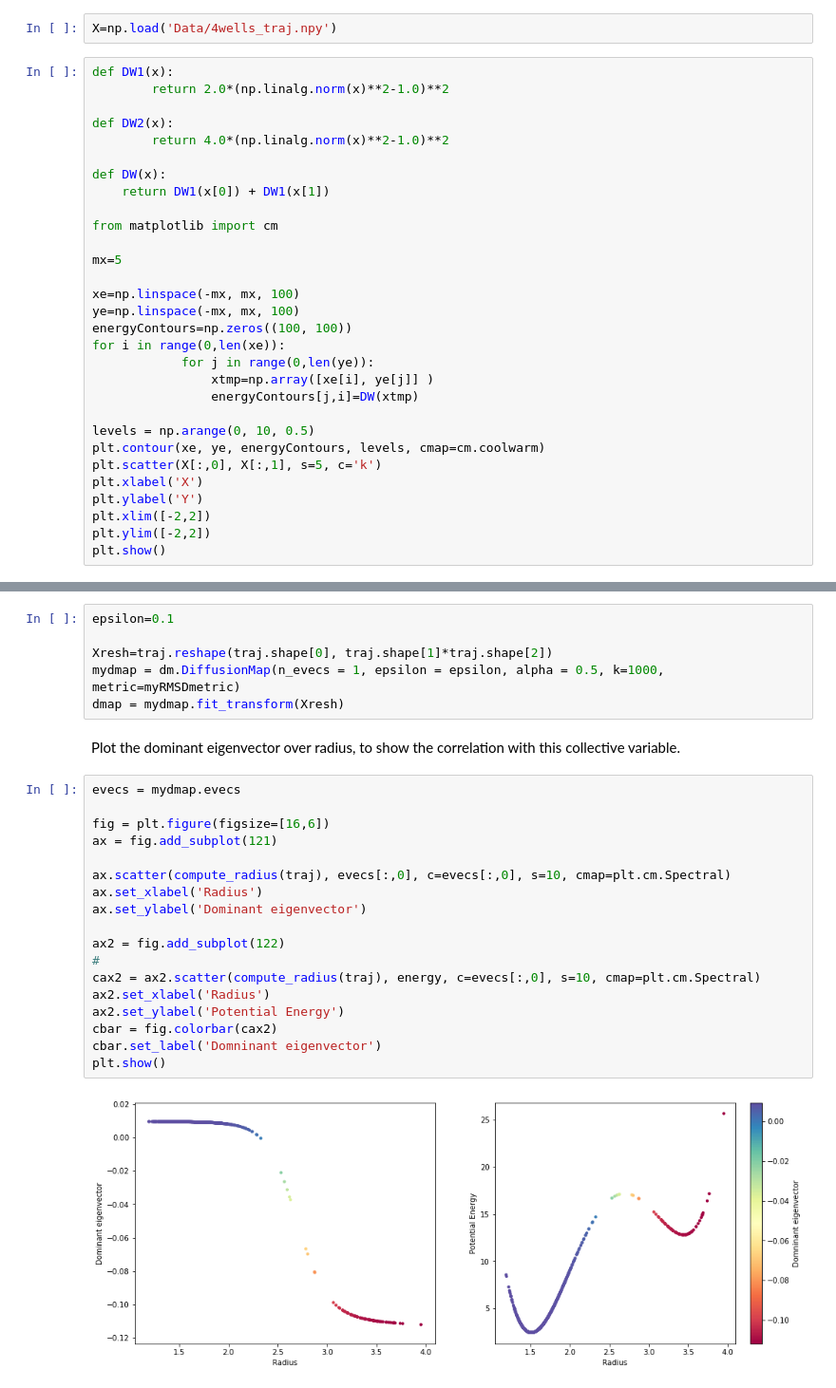
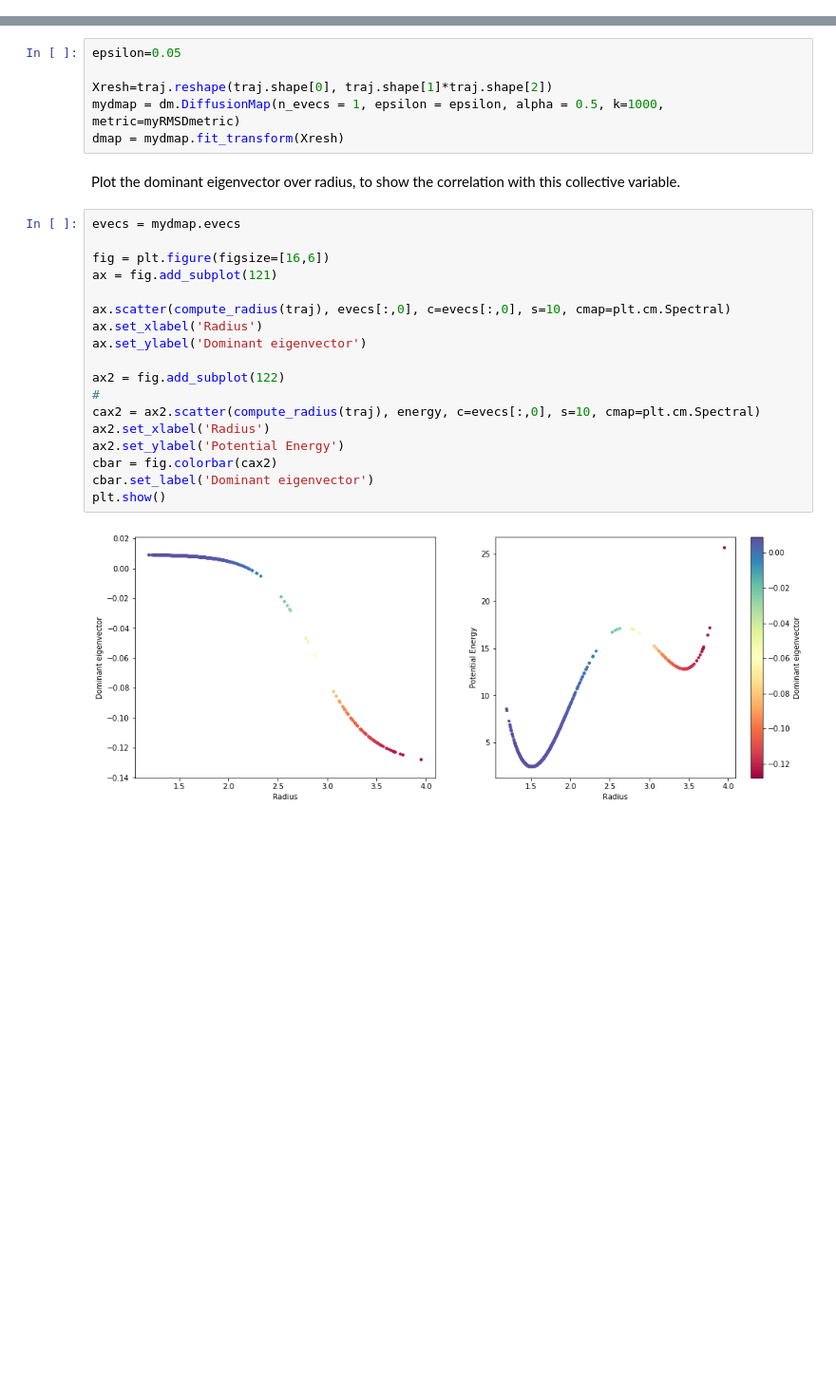
Before and after one commit to DiffusionMapsAcademics/pyDiffMap, a Jupyter notebook: examples/Metrics.ipynb, the cells around one changed output, grey strips where cells are left out. Shown at 95% size. Cells and saved outputs as stored; diff of their text form; blank space fills up the shorter version.

```diff
--- a/examples/Metrics.ipynb
+++ b/examples/Metrics.ipynb
@@ -17,32 +12,0 @@ Load sampled data: discretized Langevin dynamics at temperature T=1, friction 1,
-# %%
-X=np.load('Data/4wells_traj.npy')
-# %%
-def DW1(x):
-        return 2.0*(np.linalg.norm(x)**2-1.0)**2
-
-def DW2(x):
-        return 4.0*(np.linalg.norm(x)**2-1.0)**2
-
-def DW(x):
-    return DW1(x[0]) + DW1(x[1])
-
-from matplotlib import cm
-
-mx=5
-
-xe=np.linspace(-mx, mx, 100)
-ye=np.linspace(-mx, mx, 100)
-energyContours=np.zeros((100, 100))
-for i in range(0,len(xe)):
-            for j in range(0,len(ye)):
-                xtmp=np.array([xe[i], ye[j]] )
-                energyContours[j,i]=DW(xtmp)
-
-levels = np.arange(0, 10, 0.5)
-plt.contour(xe, ye, energyContours, levels, cmap=cm.coolwarm)
-plt.scatter(X[:,0], X[:,1], s=5, c='k')
-plt.xlabel('X')
-plt.ylabel('Y')
-plt.xlim([-2,2])
-plt.ylim([-2,2])
-plt.show()
@@ -148,7 +80,7 @@ def myRMSDmetric(arr1, arr2):
 # %% [markdown]
 Compute diffusion map embedding using the rmsd metric from above.
 # %%
-epsilon=0.1
+epsilon=0.05
 
 Xresh=traj.reshape(traj.shape[0], traj.shape[1]*traj.shape[2])
 mydmap = dm.DiffusionMap(n_evecs = 1, epsilon = epsilon, alpha = 0.5, k=1000, metric=myRMSDmetric)
@@ -158,20 +90,20 @@ Plot the dominant eigenvector over radius, to show the correlation with this col
 # %%
 evecs = mydmap.evecs
 
 fig = plt.figure(figsize=[16,6])
 ax = fig.add_subplot(121)
 
 ax.scatter(compute_radius(traj), evecs[:,0], c=evecs[:,0], s=10, cmap=plt.cm.Spectral)
 ax.set_xlabel('Radius')
 ax.set_ylabel('Dominant eigenvector')
 
 ax2 = fig.add_subplot(122)
 #
 cax2 = ax2.scatter(compute_radius(traj), energy, c=evecs[:,0], s=10, cmap=plt.cm.Spectral)
 ax2.set_xlabel('Radius')
 ax2.set_ylabel('Potential Energy')
 cbar = fig.colorbar(cax2)
-cbar.set_label('Domninant eigenvector')
+cbar.set_label('Dominant eigenvector')
 plt.show()
 # %% [output]
-[figure, old version]
+[figure, new version]
```
Also changed, not shown: parts of 8 cells of this notebook, 1 other file.
